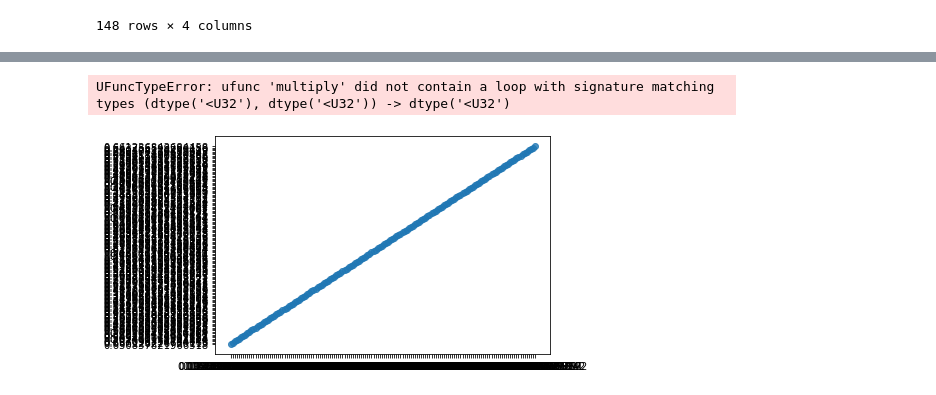
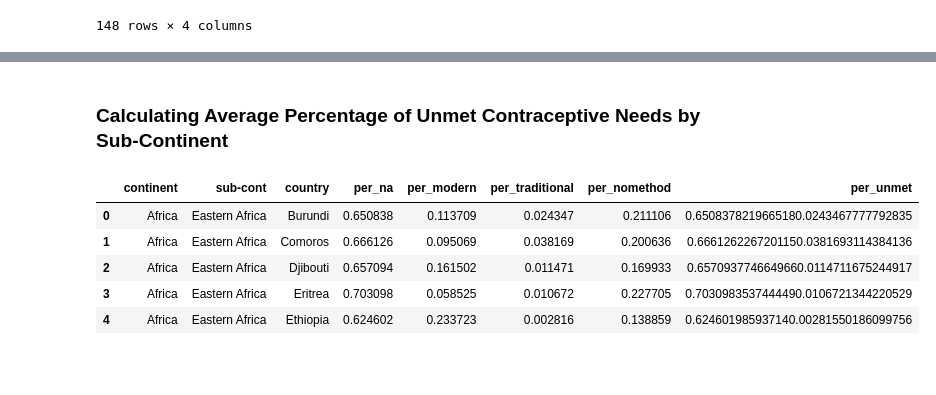
Before and after one commit to Ashley1014/info3300_project1, a Jupyter notebook: convertcsvtojson.ipynb, the cells around one changed output, grey strips where cells are left out. Drawn from its saved outputs; the diff is of its cells as text; code cells hidden in the pictures; blank space fills up the shorter version.

```diff
--- a/convertcsvtojson.ipynb
+++ b/convertcsvtojson.ipynb
@@ -148,5 +132,11 @@ sns.scatterplot(data=df_, x="per_modern", y="per_na", hue = "continent")
-# %%
-sns.regplot(data=df_, x="per_modern", y="per_na")
-# %% [output]
-UFuncTypeError: ufunc 'multiply' did not contain a loop with signature matching types (dtype('<U32'), dtype('<U32')) -> dtype('<U32')
-[figure, removed]
+# %% [markdown]
+### Calculating Average Percentage of Unmet Contraceptive Needs by Sub-Continent
+# %%
+df_.head()
+# %% [output]
+|  | continent | sub-cont | country | per_na | per_modern | per_traditional | per_nomethod | per_unmet |
+| 0 | Africa | Eastern Africa | Burundi | 0.650838 | 0.113709 | 0.024347 | 0.211106 | 0.6508378219665180.0243467777792835 |
+| 1 | Africa | Eastern Africa | Comoros | 0.666126 | 0.095069 | 0.038169 | 0.200636 | 0.6661262267201150.0381693114384136 |
+| 2 | Africa | Eastern Africa | Djibouti | 0.657094 | 0.161502 | 0.011471 | 0.169933 | 0.6570937746649660.0114711675244917 |
+| 3 | Africa | Eastern Africa | Eritrea | 0.703098 | 0.058525 | 0.010672 | 0.227705 | 0.7030983537444490.0106721344220529 |
+| 4 | Africa | Eastern Africa | Ethiopia | 0.624602 | 0.233723 | 0.002816 | 0.138859 | 0.624601985937140.00281550186099756 |
```
Also changed, not shown: parts of 8 cells of this notebook, 2 other files.
